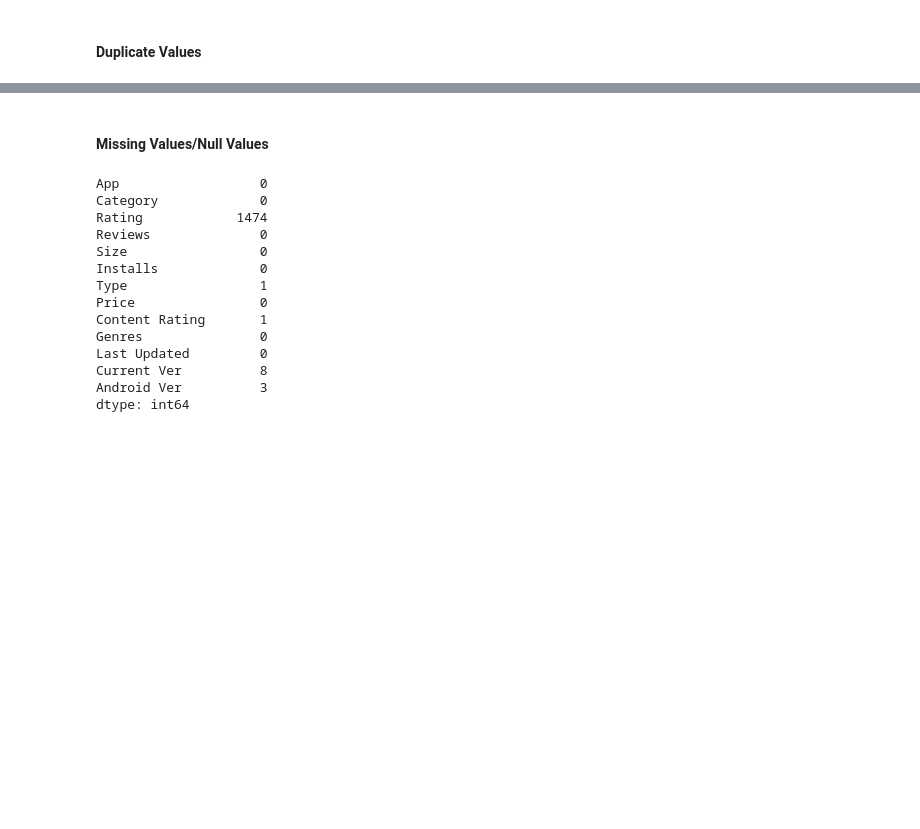
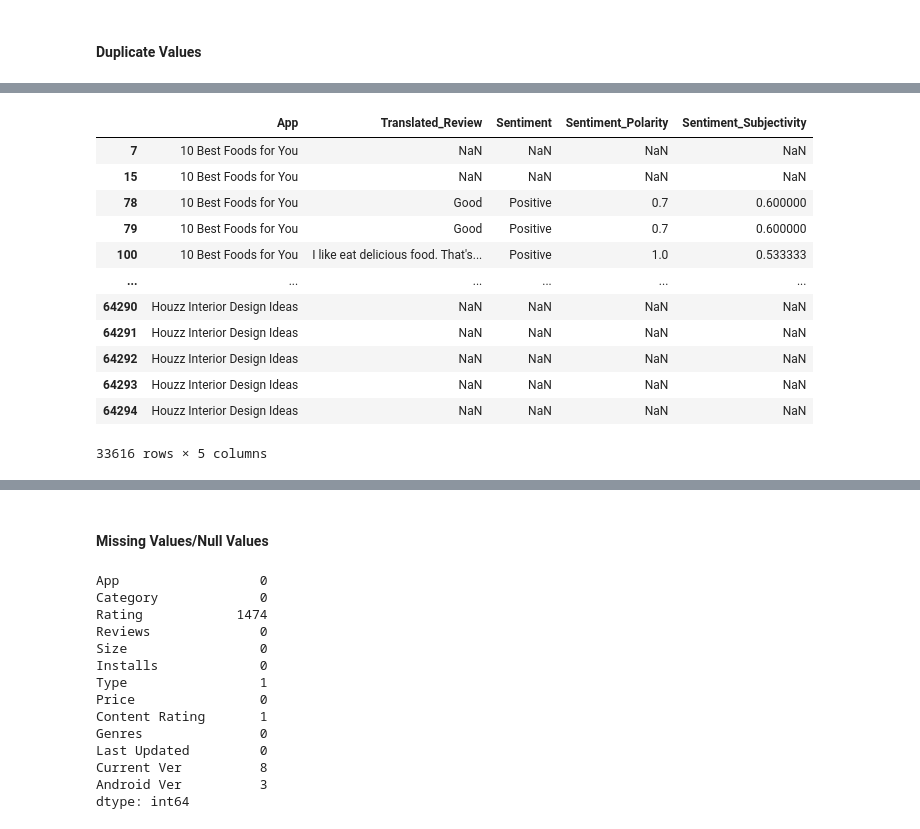
Before and after one commit to Abhinavyadav12827/Play-store-app-review-Exploratary-Data-Analysis, a Jupyter notebook: Abhinav_EDA_Notebook.ipynb, the cells around one changed output, grey strips where cells are left out. Saved outputs shown, nothing was run; the diff lists cells and outputs as text; code cells hidden in the pictures; blank space fills up the shorter version.

```diff
--- a/Abhinav_EDA_Notebook.ipynb
+++ b/Abhinav_EDA_Notebook.ipynb
@@ -256,0 +257,16 @@ We can see that there are 483 duplicate rows.
+# %%
+df_ur[df_ur.duplicated]
+# %% [output]
+|  | App | Translated_Review | Sentiment | Sentiment_Polarity | Sentiment_Subjectivity |
+| 7 | 10 Best Foods for You | NaN | NaN | NaN | NaN |
+| 15 | 10 Best Foods for You | NaN | NaN | NaN | NaN |
+| 78 | 10 Best Foods for You | Good | Positive | 0.7 | 0.600000 |
+| 79 | 10 Best Foods for You | Good | Positive | 0.7 | 0.600000 |
+| 100 | 10 Best Foods for You | I like eat delicious food. That's... | Positive | 1.0 | 0.533333 |
+| ... | ... | ... | ... | ... | ... |
+| 64290 | Houzz Interior Design Ideas | NaN | NaN | NaN | NaN |
+| 64291 | Houzz Interior Design Ideas | NaN | NaN | NaN | NaN |
+| 64292 | Houzz Interior Design Ideas | NaN | NaN | NaN | NaN |
+| 64293 | Houzz Interior Design Ideas | NaN | NaN | NaN | NaN |
+| 64294 | Houzz Interior Design Ideas | NaN | NaN | NaN | NaN |
+33616 rows × 5 columns
```
Also changed, not shown: parts of 31 cells of this notebook.
